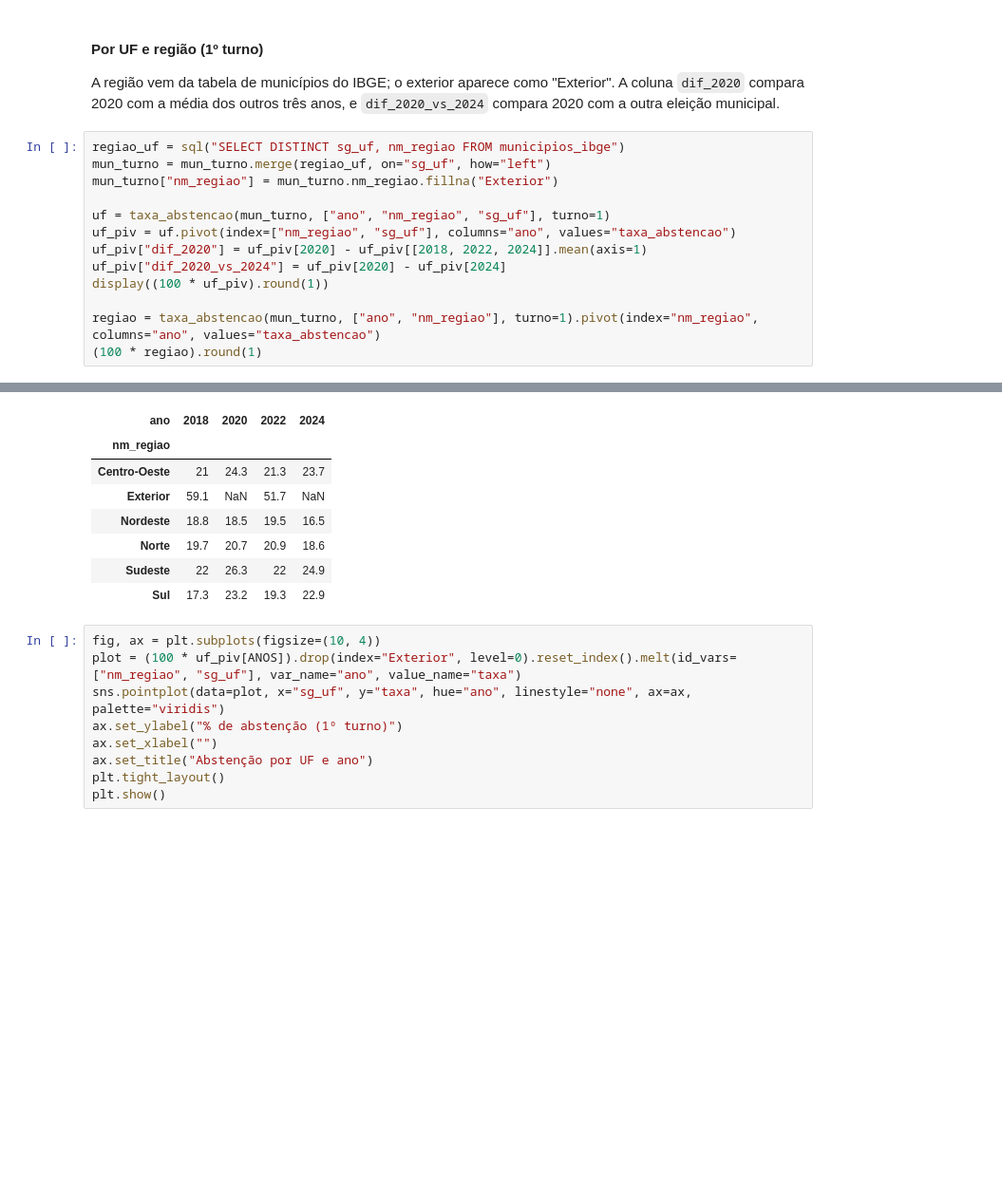
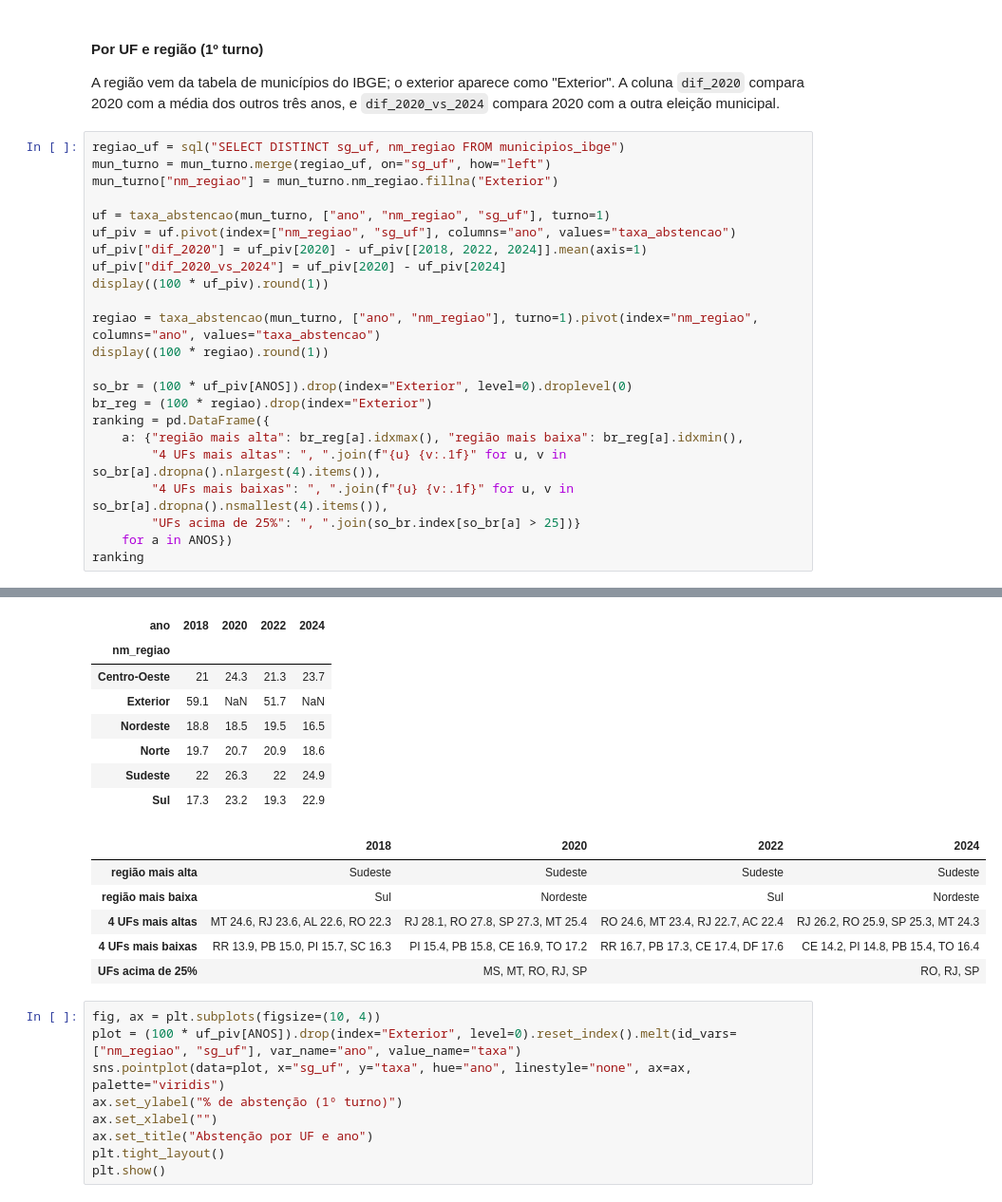
Before and after one commit to GUSTAVOHOOO/bigdata-tse-abstencao, a Jupyter notebook: notebooks/etapa1.ipynb, the cells around one changed output, grey strips where cells are left out. Shown at 95% size. Saved outputs shown, nothing was run; the diff lists cells and outputs as text; blank space fills up the shorter version.

```diff
--- a/notebooks/etapa1.ipynb
+++ b/notebooks/etapa1.ipynb
@@ -868,34 +914,50 @@ uf_piv["dif_2020_vs_2024"] = uf_piv[2020] - uf_piv[2024]
 display((100 * uf_piv).round(1))
 
 regiao = taxa_abstencao(mun_turno, ["ano", "nm_regiao"], turno=1).pivot(index="nm_regiao", columns="ano", values="taxa_abstencao")
-(100 * regiao).round(1)
+display((100 * regiao).round(1))
+
+so_br = (100 * uf_piv[ANOS]).drop(index="Exterior", level=0).droplevel(0)
+br_reg = (100 * regiao).drop(index="Exterior")
+ranking = pd.DataFrame({
+    a: {"região mais alta": br_reg[a].idxmax(), "região mais baixa": br_reg[a].idxmin(),
+        "4 UFs mais altas": ", ".join(f"{u} {v:.1f}" for u, v in so_br[a].dropna().nlargest(4).items()),
+        "4 UFs mais baixas": ", ".join(f"{u} {v:.1f}" for u, v in so_br[a].dropna().nsmallest(4).items()),
+        "UFs acima de 25%": ", ".join(so_br.index[so_br[a] > 25])}
+    for a in ANOS})
+ranking
 # %% [output]
 |  | ano | 2018 | 2020 | 2022 | 2024 | dif_2020 | dif_2020_vs_2024 |
 | nm_regiao | sg_uf |  |  |  |  |  |  |
 | Centro-Oeste | DF | 18.7 | NaN | 17.6 | NaN | NaN | NaN |
 |  | GO | 20.2 | 23.4 | 21.7 | 23.4 | 1.6 | -0 |
 |  | MS | 21.2 | 25.1 | 22.1 | 23.9 | 2.7 | 1.2 |
 |  | MT | 24.6 | 25.4 | 23.4 | 24.3 | 1.4 | 1.1 |
 | Exterior | ZZ | 59.1 | NaN | 51.7 | NaN | NaN | NaN |
 | Nordeste | AL | 22.6 | 21.6 | 22.4 | 19.9 | -0 | 1.7 |
 |  | BA | 20.7 | 20.6 | 21.3 | 17.1 | 0.8 | 3.5 |
 |  | CE | 17.3 | 16.9 | 17.4 | 14.2 | 0.6 | 2.7 |
 |  | MA | 20.5 | 18.6 | 22.2 | 17 | -1.3 | 1.6 |
 |  | PB | 15 | 15.8 | 17.3 | 15.4 | -0.1 | 0.4 |
 | ... | ... | ... | ... | ... | ... | ... | ... |
 |  | RJ | 23.6 | 28.1 | 22.7 | 26.2 | 3.9 | 1.8 |
 |  | SP | 21.5 | 27.3 | 21.6 | 25.3 | 4.5 | 2 |
 | Sul | PR | 17 | 23.2 | 19.5 | 23 | 3.4 | 0.3 |
 |  | RS | 18.1 | 23.7 | 19.8 | 23.7 | 3.1 | -0 |
 |  | SC | 16.3 | 22.5 | 18.5 | 21.7 | 3.6 | 0.8 |
 | ano | 2018 | 2020 | 2022 | 2024 |
 | nm_regiao |  |  |  |  |
 | Centro-Oeste | 21 | 24.3 | 21.3 | 23.7 |
 | Exterior | 59.1 | NaN | 51.7 | NaN |
 | Nordeste | 18.8 | 18.5 | 19.5 | 16.5 |
 | Norte | 19.7 | 20.7 | 20.9 | 18.6 |
 | Sudeste | 22 | 26.3 | 22 | 24.9 |
 | Sul | 17.3 | 23.2 | 19.3 | 22.9 |
+|  | 2018 | 2020 | 2022 | 2024 |
+| região mais alta | Sudeste | Sudeste | Sudeste | Sudeste |
+| região mais baixa | Sul | Nordeste | Sul | Nordeste |
+| 4 UFs mais altas | MT 24.6, RJ 23.6, AL 22.6, RO 22.3 | RJ 28.1, RO 27.8, SP 27.3, MT 25.4 | RO 24.6, MT 23.4, RJ 22.7, AC 22.4 | RJ 26.2, RO 25.9, SP 25.3, MT 24.3 |
+| 4 UFs mais baixas | RR 13.9, PB 15.0, PI 15.7, SC 16.3 | PI 15.4, PB 15.8, CE 16.9, TO 17.2 | RR 16.7, PB 17.3, CE 17.4, DF 17.6 | CE 14.2, PI 14.8, PB 15.4, TO 16.4 |
+| UFs acima de 25% |  | MS, MT, RO, RJ, SP |  | RO, RJ, SP |
 # %%
 fig, ax = plt.subplots(figsize=(10, 4))
 plot = (100 * uf_piv[ANOS]).drop(index="Exterior", level=0).reset_index().melt(id_vars=["nm_regiao", "sg_uf"], var_name="ano", value_name="taxa")
```
Also changed, not shown: parts of 19 cells of this notebook.
